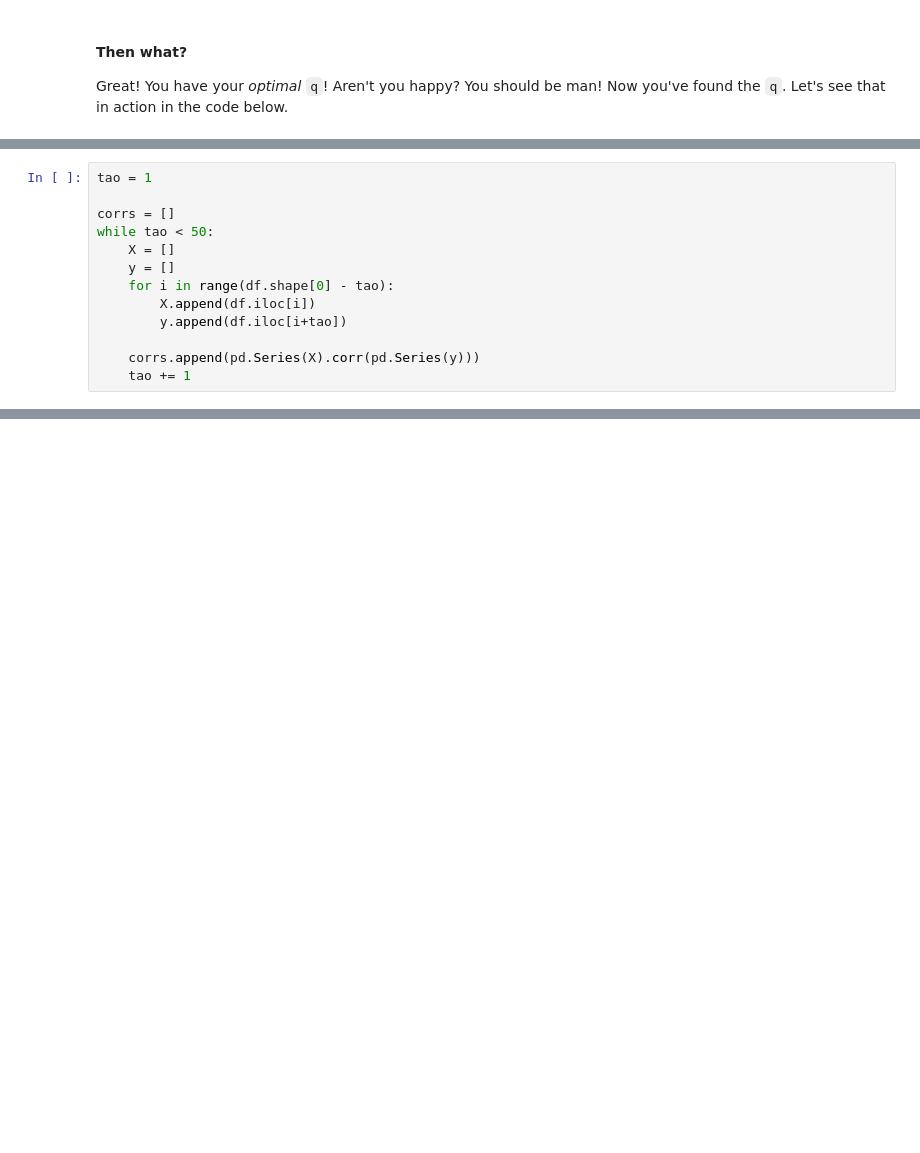
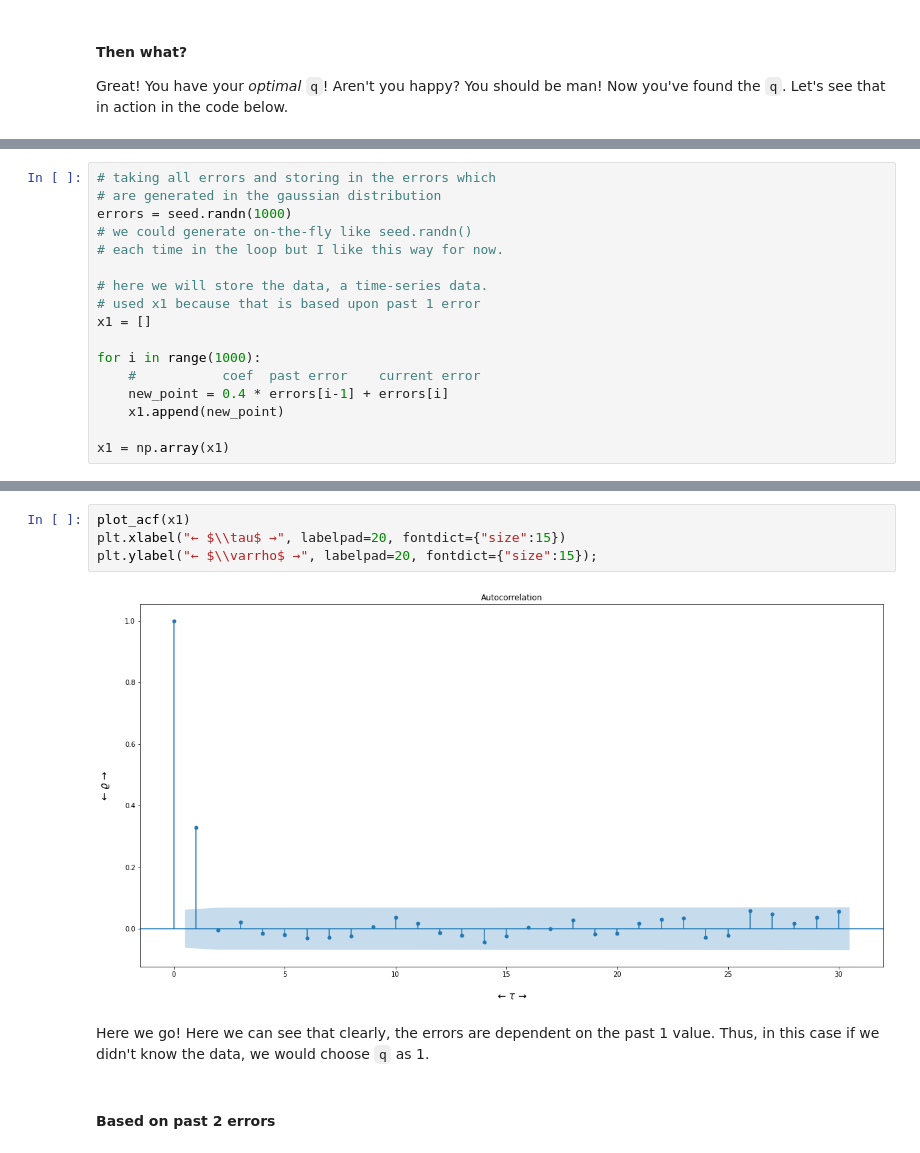
Before and after one commit to AayushSameerShah/TimeSeries-Forecasting, a Jupyter notebook: 3. ARIMA/6. ACF.ipynb, the cells around one changed output, grey strips where cells are left out. Drawn from its saved outputs; the diff is of its cells as text; blank space fills up the shorter version.

```diff
--- a/3. ARIMA/6. ACF.ipynb
+++ b/3. ARIMA/6. ACF.ipynb
@@ -88,13 +84,0 @@ df = df.iloc[:, 1]
-# %%
-tao = 1
-
-corrs = []
-while tao < 50:
-    X = []
-    y = []
-    for i in range(df.shape[0] - tao):
-        X.append(df.iloc[i])
-        y.append(df.iloc[i+tao])
-
-    corrs.append(pd.Series(X).corr(pd.Series(y)))
-    tao += 1
@@ -113,0 +104,17 @@ plt.bar(range(len(corrs)), corrs)
+# %%
+# taking all errors and storing in the errors which
+# are generated in the gaussian distribution
+errors = seed.randn(1000)
+# we could generate on-the-fly like seed.randn()
+# each time in the loop but I like this way for now.
+
+# here we will store the data, a time-series data.
+# used x1 because that is based upon past 1 error
+x1 = []
+
+for i in range(1000):
+    #           coef  past error    current error
+    new_point = 0.4 * errors[i-1] + errors[i]
+    x1.append(new_point)
+
+x1 = np.array(x1)
@@ -113,0 +135,10 @@ plt.bar(range(len(corrs)), corrs)
+# %%
+plot_acf(x1)
+plt.xlabel("← $\\tau$ →", labelpad=20, fontdict={"size":15})
+plt.ylabel("← $\\varrho$ →", labelpad=20, fontdict={"size":15});
+# %% [output]
+[figure, added]
+# %% [markdown]
+Here we go! Here we can see that clearly, the errors are dependent on the past 1 value. Thus, in this case if we didn't know the data, we would choose `q` as 1.
+# %% [markdown]
+#### Based on past 2 errors
```
Also changed, not shown: parts of 24 cells of this notebook, 2 other files.
